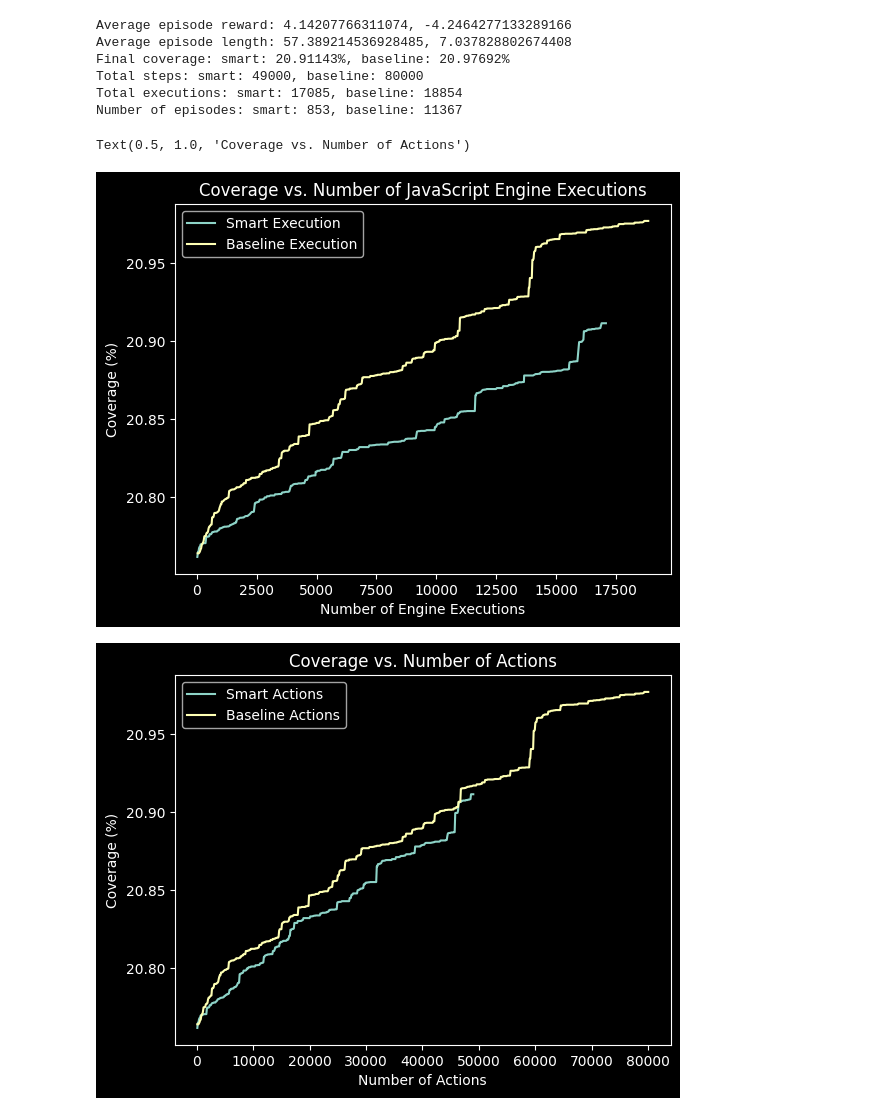
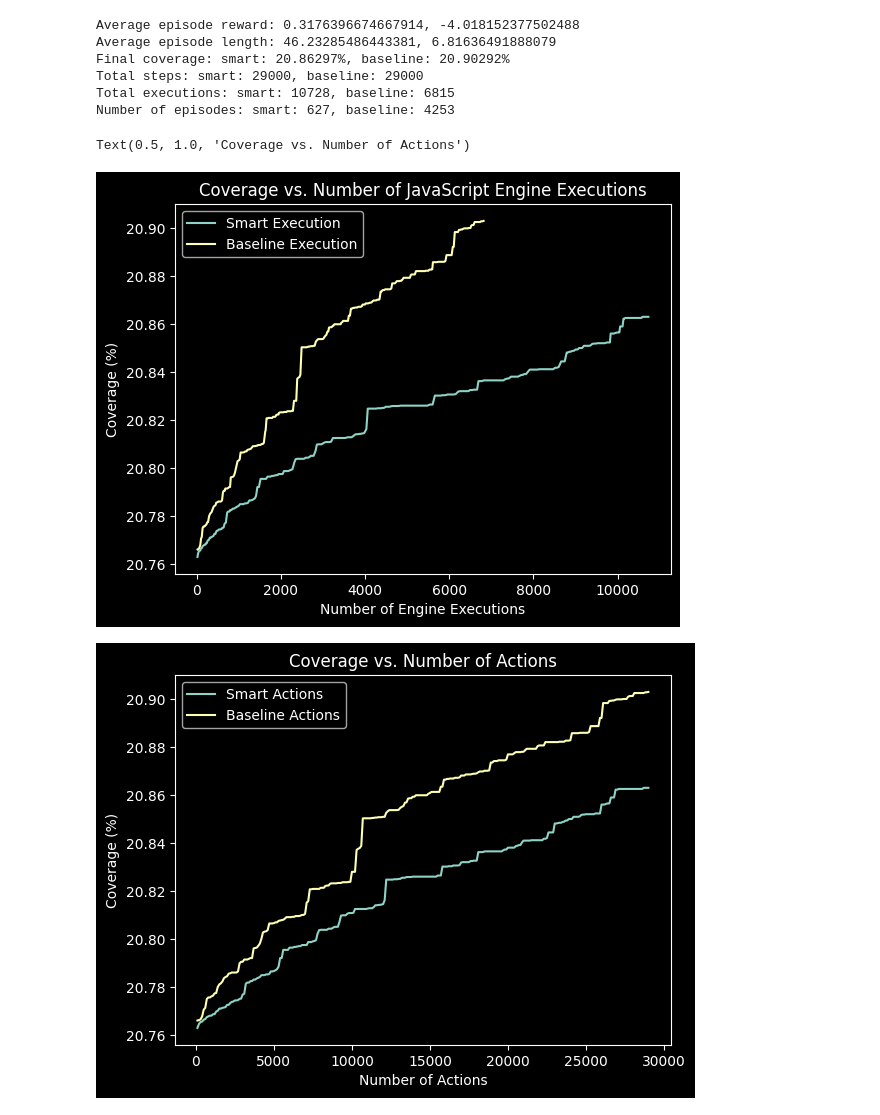
Before and after one commit to PranavMaganti/JEFRL, a Jupyter notebook: src/stats.ipynb, the cells around one changed output. Saved outputs shown, nothing was run; the diff lists cells and outputs as text; code cells hidden in the pictures.

Commit message:
Add pre-processed data files

```diff
--- a/src/stats.ipynb
+++ b/src/stats.ipynb
@@ -2,18 +2,20 @@
 import numpy as np
 import pickle
 # %%
-with open("../data/2023-06-07T14:37:.711786/run_data_49000.pkl", "rb") as f:
+with open("../data/2023-06-08T14:53:.604530/run_data_29000.pkl", "rb") as f:
     smart_run_data = pickle.load(f)
 
-with open("../data/2023-06-07T22:35:.884914_baseline/run_data_80000.pkl", "rb") as f:
+with open("../data/2023-06-08T13:54:.986664_baseline/run_data_29000.pkl", "rb") as f:
     baseline_run_data = pickle.load(f)
 
+smart_episode_actions = smart_run_data["episode_actions"]
 smart_episode_rewards = smart_run_data["episode_rewards"]
 smart_execution_coverage = smart_run_data["execution_coverage"]
 smart_final_coverage = smart_run_data["current_coverage"]
 smart_total_steps = smart_run_data["total_steps"]
 smart_total_executions = smart_run_data["total_executions"]
 
+baseline_episode_actions = baseline_run_data["episode_actions"]
 baseline_episode_rewards = baseline_run_data["episode_rewards"]
 baseline_execution_coverage = baseline_run_data["execution_coverage"]
 baseline_final_coverage = baseline_run_data["current_coverage"]
@@ -34,12 +36,12 @@ print(f"Total steps: smart: {smart_total_steps}, baseline: {baseline_total_steps
 print(f"Total executions: smart: {smart_total_executions}, baseline: {baseline_total_executions}")
 print(f"Number of episodes: smart: {len(smart_episode_rewards)}, baseline: {len(baseline_episode_rewards)}")
 # %% [output]
-Average episode reward: 4.14207766311074, -4.2464277133289166
-Average episode length: 57.389214536928485, 7.037828802674408
-Final coverage: smart: 20.91143%, baseline: 20.97692%
-Total steps: smart: 49000, baseline: 80000
-Total executions: smart: 17085, baseline: 18854
-Number of episodes: smart: 853, baseline: 11367
+Average episode reward: 0.3176396674667914, -4.018152377502488
+Average episode length: 46.23285486443381, 6.81636491888079
+Final coverage: smart: 20.86297%, baseline: 20.90292%
+Total steps: smart: 29000, baseline: 29000
+Total executions: smart: 10728, baseline: 6815
+Number of episodes: smart: 627, baseline: 4253
 # %%
 smart_x_exec = []
 smart_x_action = []
@@ -50,35 +52,36 @@ baseline_x_action = []
 baseline_y = []
 
 for (execution, num_actions), coverage in smart_execution_coverage.items():
     smart_x_exec.append(execution)
     smart_x_action.append(num_actions)
     smart_y.append(coverage*100)
 
 for (execution, num_actions), coverage in baseline_execution_coverage.items():
     baseline_x_exec.append(execution)
     baseline_x_action.append(num_actions)
     baseline_y.append(coverage*100)
 
 import seaborn as sns
 import matplotlib.pyplot as plt
 
 plt.figure()
 sns.lineplot(x=smart_x_exec, y=smart_y, label="Smart Execution")
 sns.lineplot(x=baseline_x_exec, y=baseline_y, label="Baseline Execution")
 plt.xlabel("Number of Engine Executions")
 plt.ylabel("Coverage (%)")
 plt.title("Coverage vs. Number of JavaScript Engine Executions")
+plt.legend(loc='upper left')
 
 plt.figure()
 sns.lineplot(x=smart_x_action, y=smart_y, label="Smart Actions")
 sns.lineplot(x=baseline_x_action, y=baseline_y, label="Baseline Actions")
 plt.xlabel("Number of Actions")
 plt.ylabel("Coverage (%)")
 plt.title("Coverage vs. Number of Actions")
 # %% [output]
 Text(0.5, 1.0, 'Coverage vs. Number of Actions')
-[figure, old version]
+[figure, new version]
-[figure, old version]
+[figure, new version]
 # %%
 episodes = min(len(smart_episode_rewards), len(baseline_episode_rewards))
 
```
Also changed, not shown: parts of 1 cell of this notebook, 4 other files.
